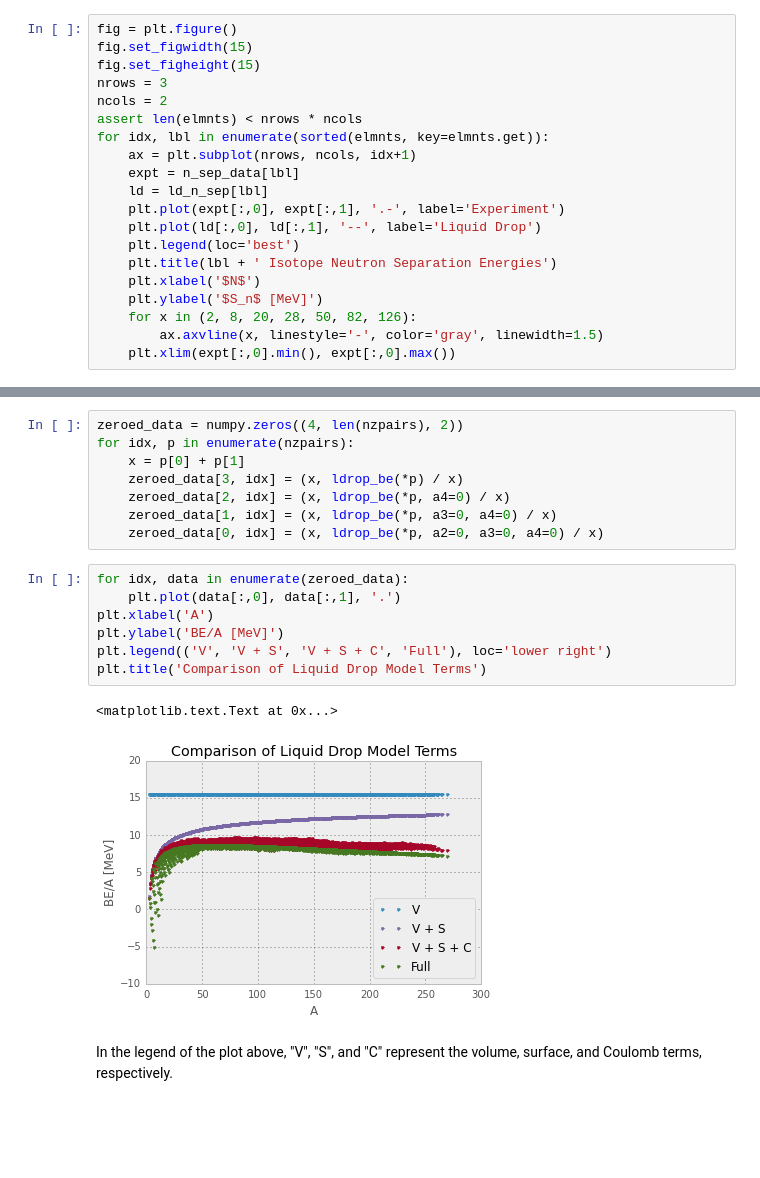
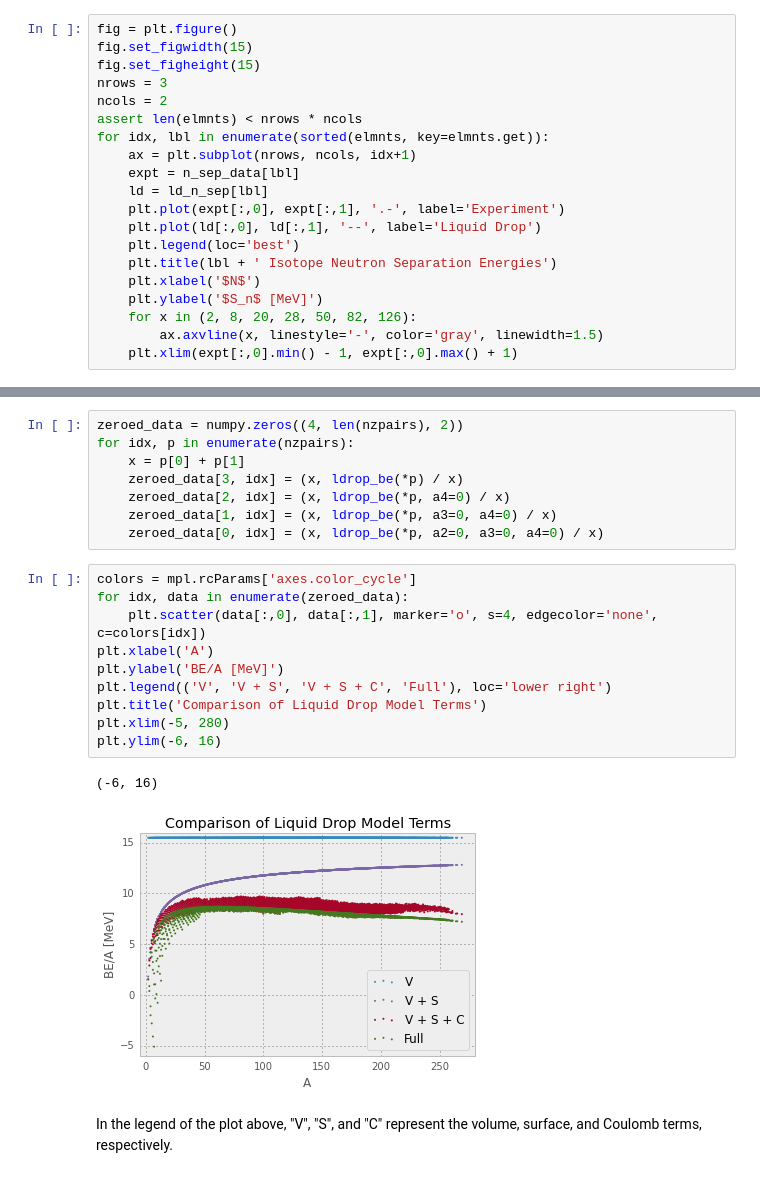
Before and after one commit to jbradt/structure_work, a Jupyter notebook: exercise_1/exercise_1.ipynb, the cells around one changed output, grey strips where cells are left out. Saved outputs shown, nothing was run; the diff lists cells and outputs as text; blank space fills up the shorter version.

```diff
--- a/exercise_1/exercise_1.ipynb
+++ b/exercise_1/exercise_1.ipynb
@@ -96,5 +98,5 @@ for idx, lbl in enumerate(sorted(elmnts, key=elmnts.get)):
     plt.ylabel('$S_n$ [MeV]')
     for x in (2, 8, 20, 28, 50, 82, 126):
         ax.axvline(x, linestyle='-', color='gray', linewidth=1.5)
-    plt.xlim(expt[:,0].min(), expt[:,0].max())
+    plt.xlim(expt[:,0].min() - 1, expt[:,0].max() + 1)
 # %% [output]
@@ -148,14 +150,17 @@ for idx, p in enumerate(nzpairs):
     zeroed_data[1, idx] = (x, ldrop_be(*p, a3=0, a4=0) / x)
     zeroed_data[0, idx] = (x, ldrop_be(*p, a2=0, a3=0, a4=0) / x)
 # %%
+colors = mpl.rcParams['axes.color_cycle']
 for idx, data in enumerate(zeroed_data):
-    plt.plot(data[:,0], data[:,1], '.')
+    plt.scatter(data[:,0], data[:,1], marker='o', s=4, edgecolor='none', c=colors[idx])
 plt.xlabel('A')
 plt.ylabel('BE/A [MeV]')
 plt.legend(('V', 'V + S', 'V + S + C', 'Full'), loc='lower right')
 plt.title('Comparison of Liquid Drop Model Terms')
+plt.xlim(-5, 280)
+plt.ylim(-6, 16)
 # %% [output]
-<matplotlib.text.Text at 0x...>
+(-6, 16)
-[figure, old version]
+[figure, new version]
 # %% [markdown]
 In the legend of the plot above, "V", "S", and "C" represent the volume, surface, and Coulomb terms, respectively.
```
Also changed, not shown: parts of 18 cells of this notebook.
